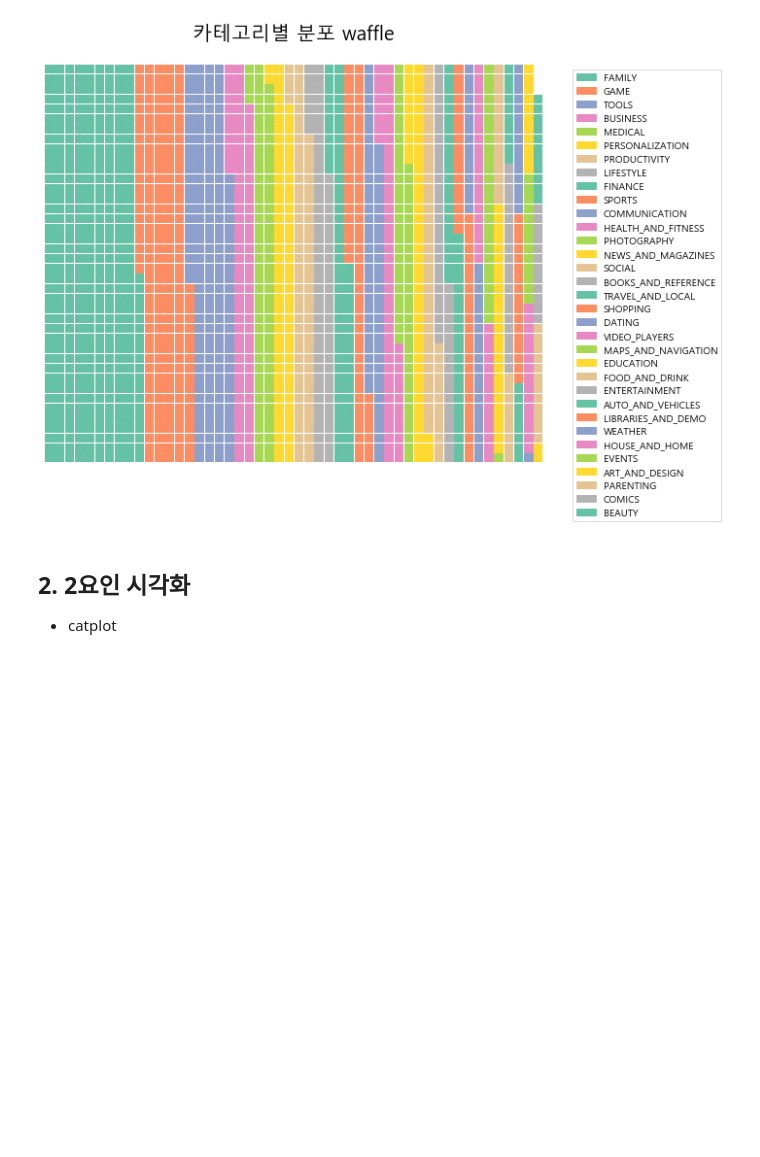
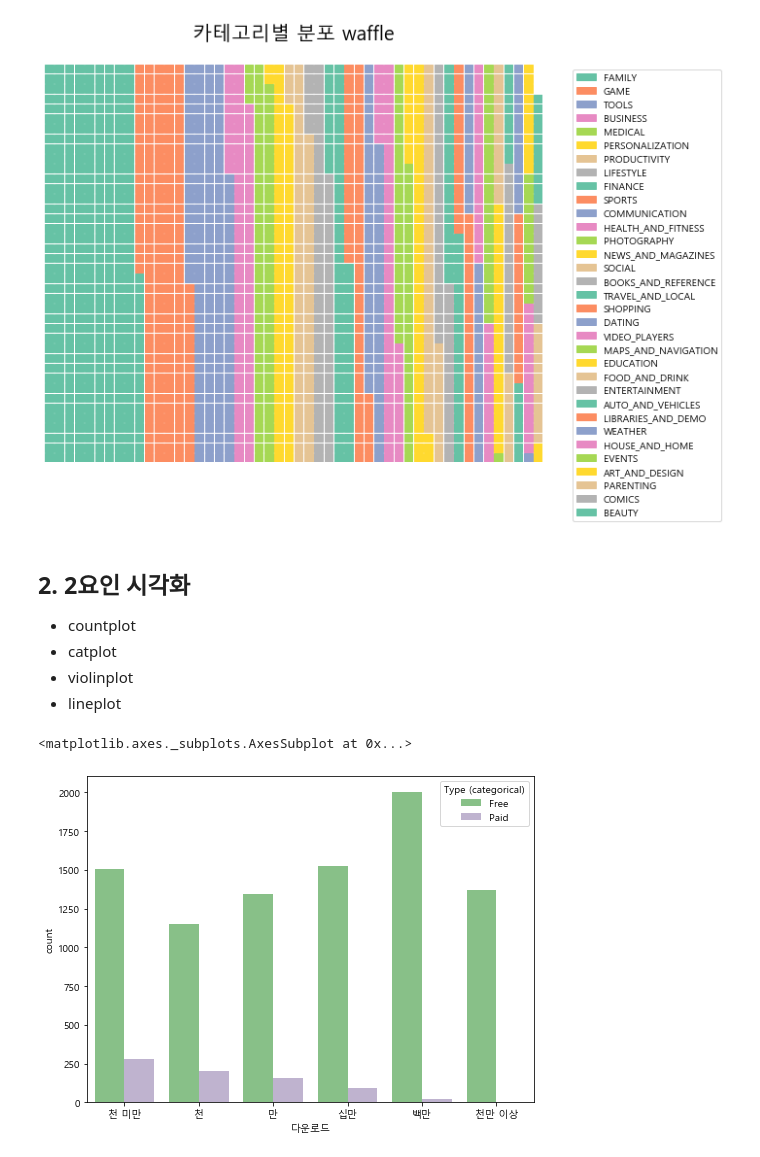
Before and after one commit to gyubok-lee/remind, a Jupyter notebook: visualization2.ipynb, the cells around one changed output. Saved outputs shown, nothing was run; the diff lists cells and outputs as text; code cells hidden in the pictures; blank space fills up the shorter version.

```diff
--- a/visualization2.ipynb
+++ b/visualization2.ipynb
@@ -79,7 +90,10 @@ plt.show()
 [figure]
 # %% [markdown]
 ## 2. 2요인 시각화
+- countplot
 - catplot
+- violinplot
+- lineplot
 # %%
 def get_new(x):
     if x < 1000 :
@@ -99,4 +113,13 @@ order_list = ['천 미만','천','만','십만','백만','천만 이상']
 # %%
 df['다운로드'] = df['Installs'].apply(lambda x : get_new(x))
 df['리뷰'] = df['Reviews'].apply(lambda x : get_new(x))
+# %%
+# countplot
+plt.figure(figsize = (8,6))
+sns.countplot(x ='다운로드', data = df, hue = 'Type (categorical)',
+               palette="Accent",
+             order=['천 미만','천','만','십만','백만','천만 이상'])
+# %% [output]
+<matplotlib.axes._subplots.AxesSubplot at 0x...>
+[figure, added]
 # %%
```
Also changed, not shown: parts of 18 cells of this notebook.
